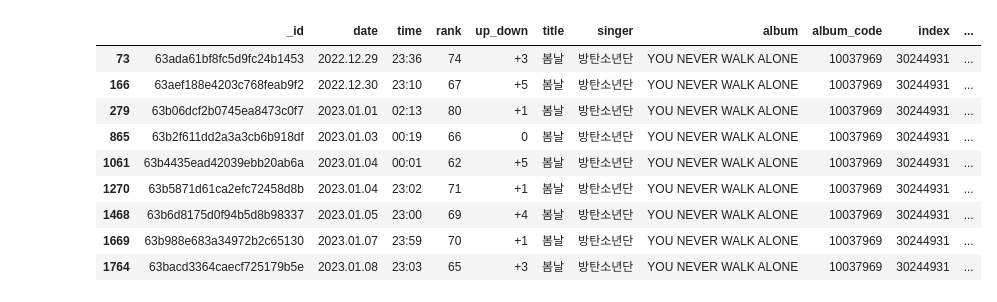
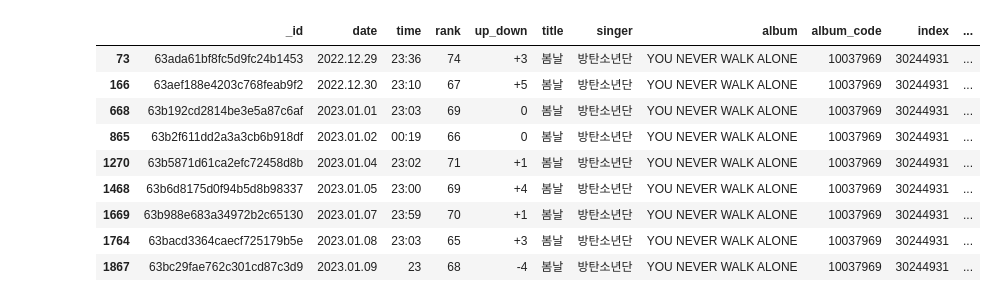
Before and after one commit to SangKwon93/SideProject, a Jupyter notebook: airflow/dags/melon/melon_chart_EDA.ipynb, the cells around one changed output. Cells and saved outputs as stored; diff of their text form; code cells hidden in the pictures.

```diff
--- a/airflow/dags/melon/melon_chart_EDA.ipynb
+++ b/airflow/dags/melon/melon_chart_EDA.ipynb
@@ -30,0 +29,5 @@ df.sort_values(by='likes',ascending=False).head()
+# %%
+# 데이터 타입 datetime으로 변경
+df['date_datetime']=pd.to_datetime(df['date'])
+df['album_date_datetime']=pd.to_datetime(df['album_date'])
+df.head()
@@ -86,5 +367,7 @@ unique_sing.groupby('singer')['likes'].sum().to_frame().reset_index().sort_value
 # %%
 # 방탄소년단 봄날 데이터만 저장
-bts=df[df['singer']=="방탄소년단"]
-bts.sort_values(by='album_date',ascending=True)
-bts_first =bts[bts['title']=='봄날']
+singer=df[df['singer']=="방탄소년단"]
+singer.sort_values(by='album_date',ascending=True)
+singer_title =singer[singer['title']=='봄날']
+#singer_title=singer.copy()
+singer_title.head()
@@ -91,15 +381,17 @@ bts_first =bts[bts['title']=='봄날']
 # %%
 # Airflow로 자동화 구현하였으나 VirtualBox 서버를 켜야만 가능하다는 점에 수동으로 데이터 수집
-bts_spring=bts_first.drop_duplicates(subset='likes',keep='last')
-bts_spring.sort_values(by='likes',ascending=False)
+singer_title=singer_title.replace({'date':'2023.01.03'},'2023.01.02')
+singer_top_title=singer_title.drop_duplicates(subset='date',keep='last')
+# bts_spring=bts_spring.sort_values(by='likes',ascending=False)
+singer_top_title
 # %% [output]
 |  | _id | date | time | rank | up_down | title | singer | album | album_code | index | ... |
 | 73 | 63ada61bf8fc5d9fc24b1453 | 2022.12.29 | 23:36 | 74 | +3 | 봄날 | 방탄소년단 | YOU NEVER WALK ALONE | 10037969 | 30244931 | ... |
 | 166 | 63aef188e4203c768feab9f2 | 2022.12.30 | 23:10 | 67 | +5 | 봄날 | 방탄소년단 | YOU NEVER WALK ALONE | 10037969 | 30244931 | ... |
-| 279 | 63b06dcf2b0745ea8473c0f7 | 2023.01.01 | 02:13 | 80 | +1 | 봄날 | 방탄소년단 | YOU NEVER WALK ALONE | 10037969 | 30244931 | ... |
-| 865 | 63b2f611dd2a3a3cb6b918df | 2023.01.03 | 00:19 | 66 | 0 | 봄날 | 방탄소년단 | YOU NEVER WALK ALONE | 10037969 | 30244931 | ... |
-| 1061 | 63b4435ead42039ebb20ab6a | 2023.01.04 | 00:01 | 62 | +5 | 봄날 | 방탄소년단 | YOU NEVER WALK ALONE | 10037969 | 30244931 | ... |
+| 668 | 63b192cd2814be3e5a87c6af | 2023.01.01 | 23:03 | 69 | 0 | 봄날 | 방탄소년단 | YOU NEVER WALK ALONE | 10037969 | 30244931 | ... |
+| 865 | 63b2f611dd2a3a3cb6b918df | 2023.01.02 | 00:19 | 66 | 0 | 봄날 | 방탄소년단 | YOU NEVER WALK ALONE | 10037969 | 30244931 | ... |
 | 1270 | 63b5871d61ca2efc72458d8b | 2023.01.04 | 23:02 | 71 | +1 | 봄날 | 방탄소년단 | YOU NEVER WALK ALONE | 10037969 | 30244931 | ... |
 | 1468 | 63b6d8175d0f94b5d8b98337 | 2023.01.05 | 23:00 | 69 | +4 | 봄날 | 방탄소년단 | YOU NEVER WALK ALONE | 10037969 | 30244931 | ... |
 | 1669 | 63b988e683a34972b2c65130 | 2023.01.07 | 23:59 | 70 | +1 | 봄날 | 방탄소년단 | YOU NEVER WALK ALONE | 10037969 | 30244931 | ... |
 | 1764 | 63bacd3364caecf725179b5e | 2023.01.08 | 23:03 | 65 | +3 | 봄날 | 방탄소년단 | YOU NEVER WALK ALONE | 10037969 | 30244931 | ... |
+| 1867 | 63bc29fae762c301cd87c3d9 | 2023.01.09 | 23 | 68 | -4 | 봄날 | 방탄소년단 | YOU NEVER WALK ALONE | 10037969 | 30244931 | ... |
```
Also changed, not shown: parts of 37 cells of this notebook.
